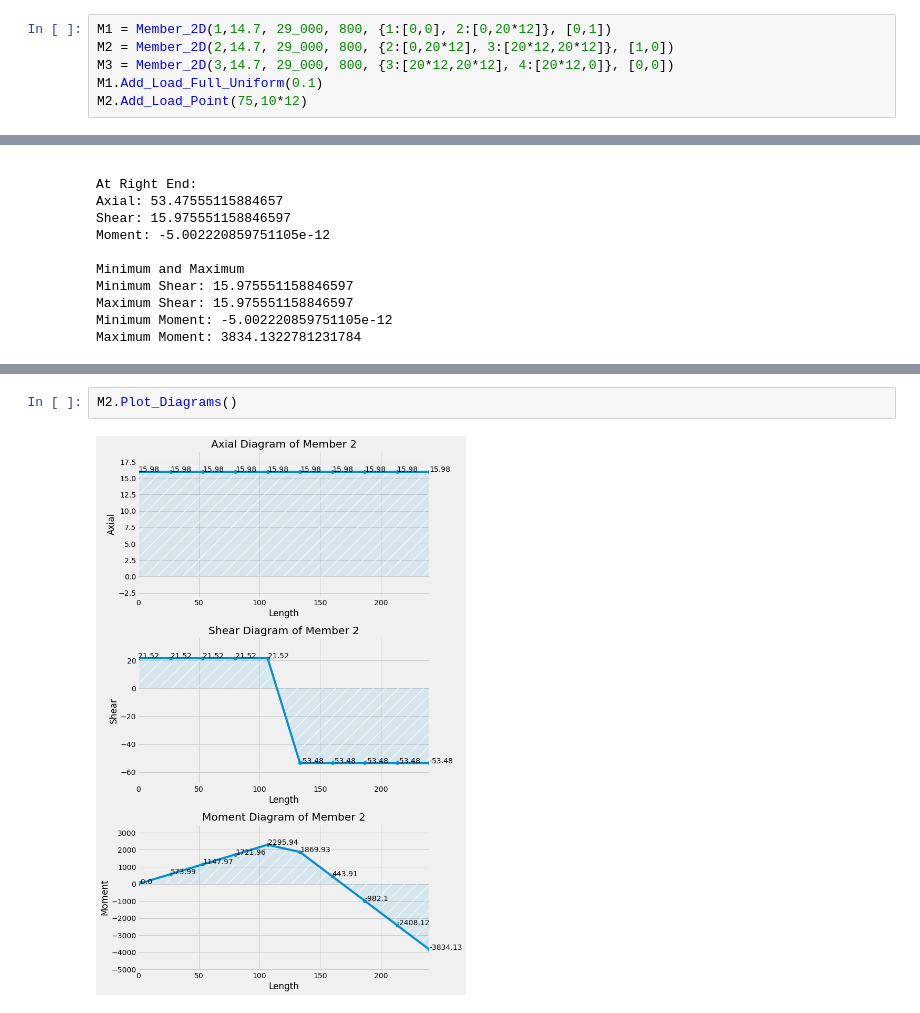
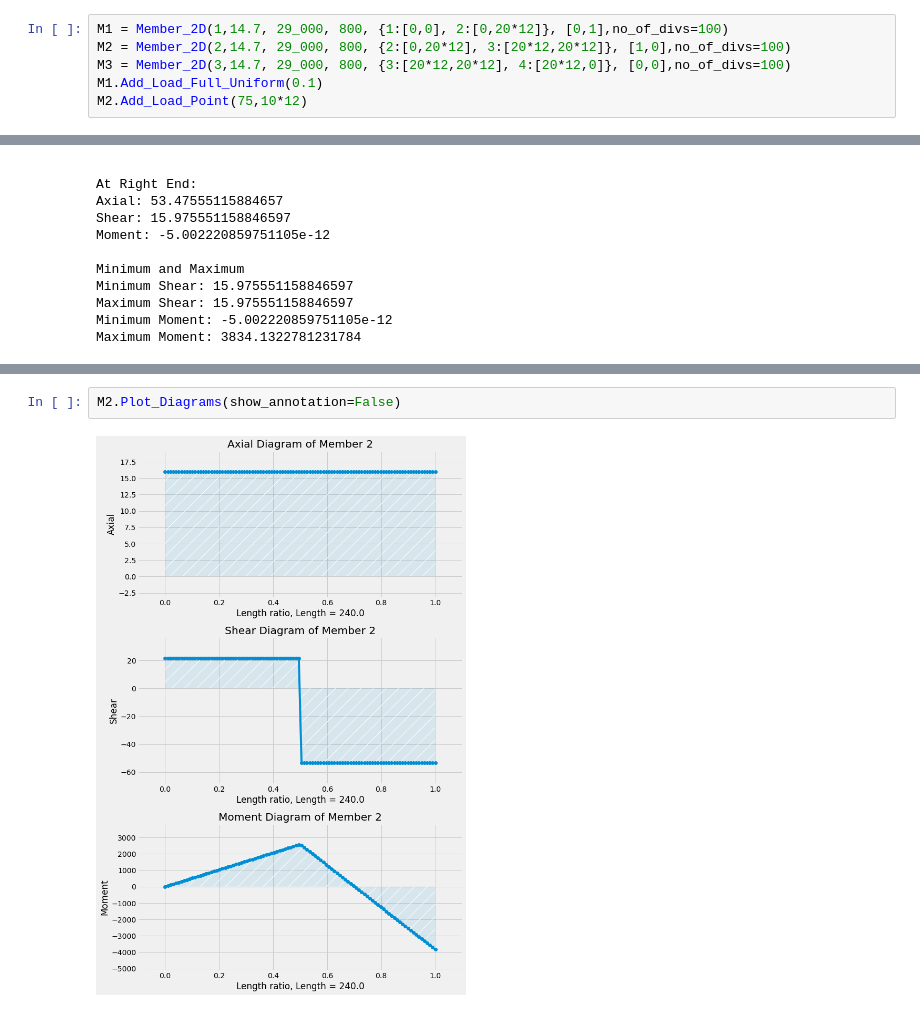
Before and after one commit to mjamezquidilla/pysead, a Jupyter notebook: Examples/Frame_2D/Example 6.ipynb, the cells around one changed output, grey strips where cells are left out. Saved outputs shown, nothing was run; the diff lists cells and outputs as text.

Commit message:
Plots are now relative of length than absolute

```diff
--- a/Examples/Frame_2D/Example 6.ipynb
+++ b/Examples/Frame_2D/Example 6.ipynb
@@ -10,9 +10,9 @@ Member Forces: at left end to right end (based on local axis) - [Axial, Shear, B
 Frame Reactions: [horizontal, vertical, Moment]. horizontal - right is positive, vertical - upward is positive, moment - counterclockwise is positive
 Frame Moment Release: All elements that is connected to the same release node should be released at node end of the element
 # %%
-M1 = Member_2D(1,14.7, 29_000, 800, {1:[0,0], 2:[0,20*12]}, [0,1])
-M2 = Member_2D(2,14.7, 29_000, 800, {2:[0,20*12], 3:[20*12,20*12]}, [1,0])
-M3 = Member_2D(3,14.7, 29_000, 800, {3:[20*12,20*12], 4:[20*12,0]}, [0,0])
+M1 = Member_2D(1,14.7, 29_000, 800, {1:[0,0], 2:[0,20*12]}, [0,1],no_of_divs=100)
+M2 = Member_2D(2,14.7, 29_000, 800, {2:[0,20*12], 3:[20*12,20*12]}, [1,0],no_of_divs=100)
+M3 = Member_2D(3,14.7, 29_000, 800, {3:[20*12,20*12], 4:[20*12,0]}, [0,0],no_of_divs=100)
 M1.Add_Load_Full_Uniform(0.1)
 M2.Add_Load_Point(75,10*12)
 # %%
@@ -104,5 +104,5 @@ M1.Plot_Diagrams()
 # %%
-M2.Plot_Diagrams()
+M2.Plot_Diagrams(show_annotation=False)
 # %% [output]
-[figure, old version]
+[figure, new version]
 # %%
```
Also changed, not shown: parts of 6 cells of this notebook, 7 other files.
